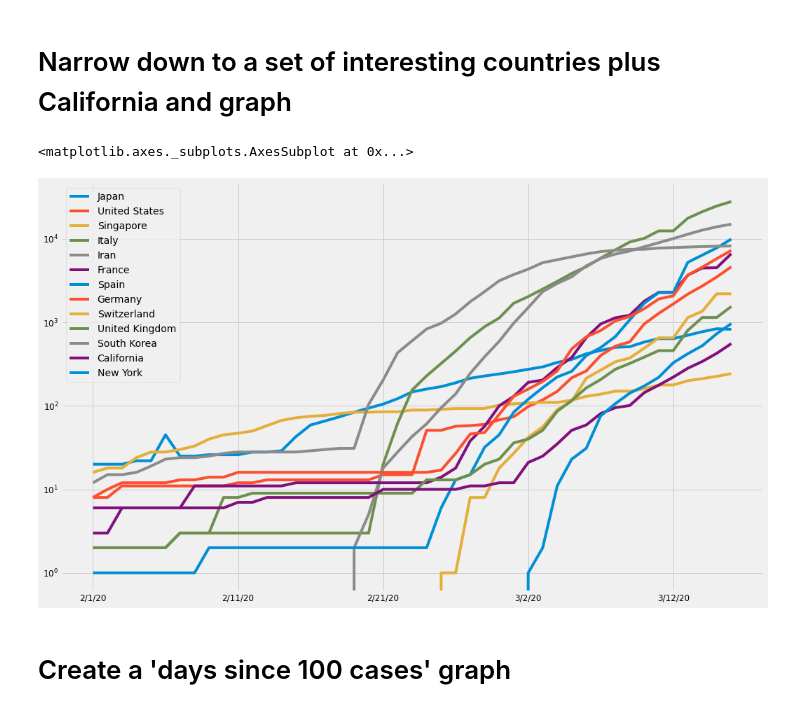
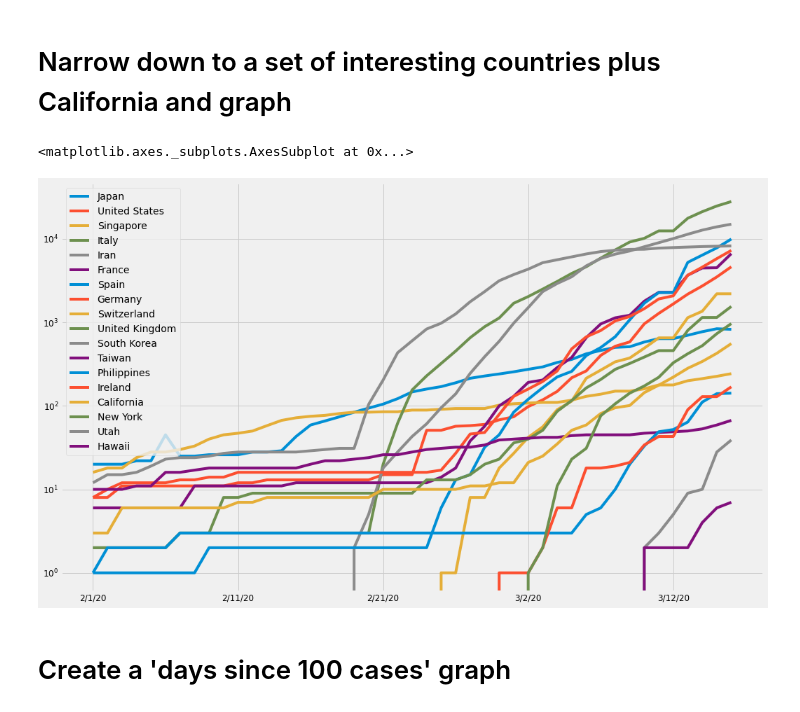
Before and after one commit to dyoung418/COVID-19, a Jupyter notebook: covid_california_analysis.ipynb, the cells around one changed output. Cells and saved outputs as stored; diff of their text form; code cells hidden in the pictures.

Commit message:
Added Ireland, Philippines and filtered for countries less than 100

```diff
--- a/covid_california_analysis.ipynb
+++ b/covid_california_analysis.ipynb
@@ -73,28 +93,31 @@ dtype: int64
 # %%
 newdf = pd.DataFrame(index = df.index,
                      data = {
                          'Japan': df.loc[:, idx['Japan',:]].sum(axis=1),
                          'United States': df.loc[:, idx['US',:]].sum(axis=1),
                          'Singapore': df.loc[:, idx['Singapore',:]].sum(axis=1),
                          'Italy': df.loc[:, idx['Italy',:]].sum(axis=1),
                          'Iran': df.loc[:, idx['Iran',:]].sum(axis=1),
                          'France': df.loc[:, idx['France',:]].sum(axis=1),
                          'Spain': df.loc[:, idx['Spain',:]].sum(axis=1),
                          'Germany': df.loc[:, idx['Germany',:]].sum(axis=1),
                          'Switzerland': df.loc[:, idx['Switzerland',:]].sum(axis=1),
                          'United Kingdom': df.loc[:, idx['United Kingdom',:]].sum(axis=1),
                          'South Korea': df.loc[:, idx['Korea, South',:]].sum(axis=1),
+                         'Taiwan': df.loc[:, idx['Taiwan*',:]].sum(axis=1),
+                         'Philippines': df.loc[:, idx['Philippines',:]].sum(axis=1),
+                         'Ireland': df.loc[:, idx['Ireland',:]].sum(axis=1),
                          'California': cal_merged,
                          'New York': ny_merged,
-                         #'Utah': df.loc[:, idx[:,'Utah']].sum(axis=1),
-                         #'Hawaii': df.loc[:, idx[:,'Hawaii']].sum(axis=1),
+                         'Utah': df.loc[:, idx[:,'Utah']].sum(axis=1),
+                         'Hawaii': df.loc[:, idx[:,'Hawaii']].sum(axis=1),
                      }
 
 )
 newdf.loc['2/1/20':,:].plot(logy=True)
 # %% [output]
 <matplotlib.axes._subplots.AxesSubplot at 0x...>
-[figure, old version]
+[figure, new version]
 # %% [markdown]
 # Create a 'days since 100 cases' graph
 # %%
```
Also changed, not shown: parts of 2 cells of this notebook.
